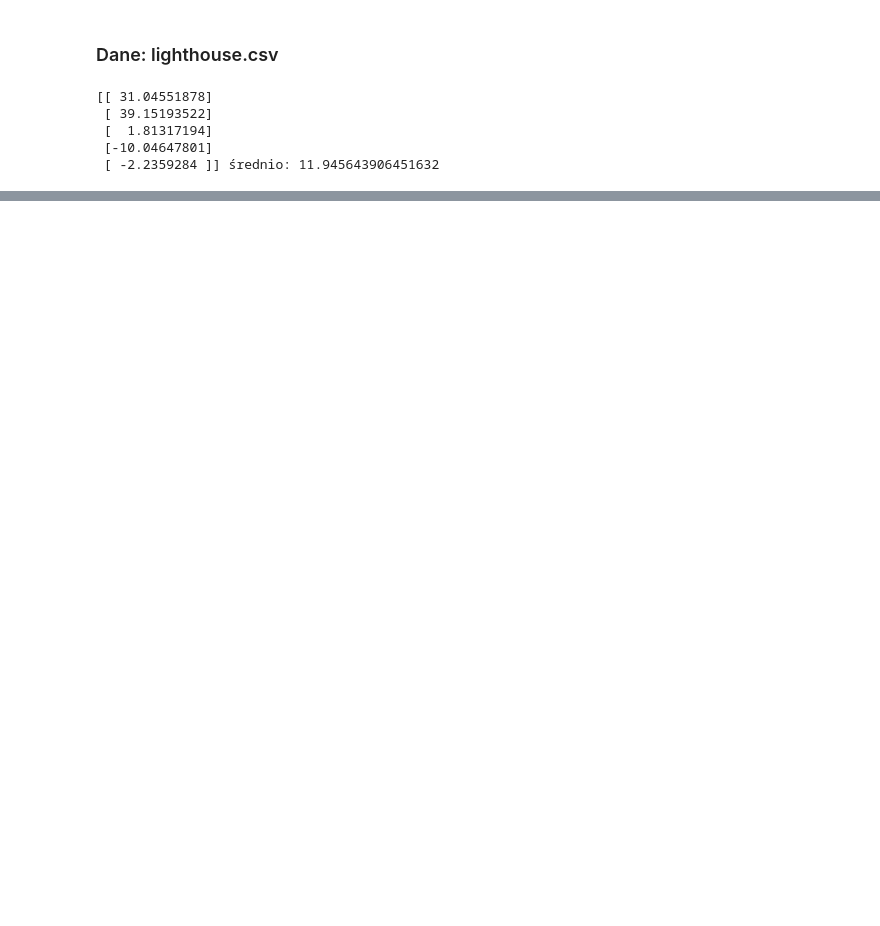
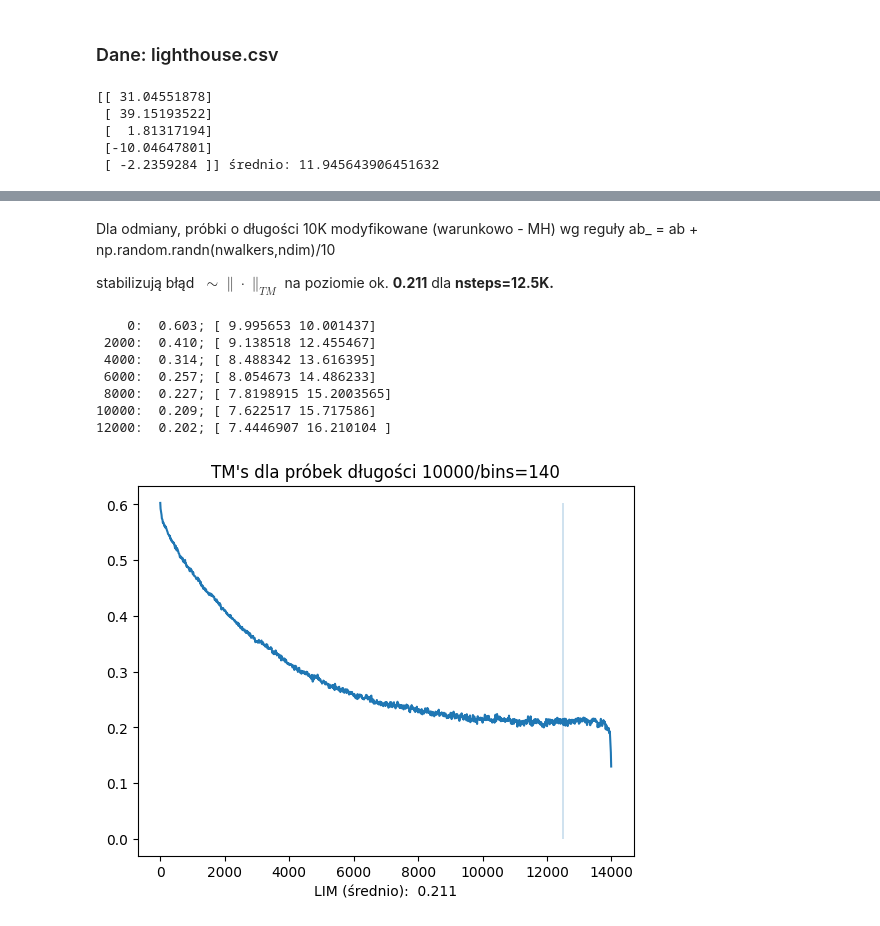
Before and after one commit to GrzegorzAndrzejczak/Programowanie-w-Pythonie, a Jupyter notebook: CASE-lighthouse.ipynb, the cells around one changed output, grey strips where cells are left out. Cells and saved outputs as stored; diff of their text form; code cells hidden in the pictures; blank space fills up the shorter version.

```diff
--- a/CASE-lighthouse.ipynb
+++ b/CASE-lighthouse.ipynb
@@ -102,0 +128,52 @@ ax.pcolormesh(Xb, Yb, Hb.T, cmap="Blues")
+# %% [markdown]
+Dla odmiany, próbki o długości 10K modyfikowane (warunkowo - MH) wg reguły
+    ab_ = ab + np.random.randn(nwalkers,ndim)/10
+
+stabilizują błąd $\;\sim\!\|\cdot\|_{TM}$ na poziomie ok. **0.211** dla **nsteps=12.5K.**
+# %%
+nsteps = 14000
+paths = np.empty((nsteps, nwalkers, ndim), dtype = np.float32)
+np.random.seed(123)
+ab = np.random.rand(nwalkers,ndim)*20
+log_post = log_posterior(*ab.T, D)
+
+for k_ in range(nsteps):
+    ab_ = ab + np.random.randn(nwalkers,ndim)/10
+    log_post_ = log_posterior(*ab_.T, D)
+    H_ = log_post_ - log_post
+    u_ = np.log(np.random.uniform(size=nwalkers))
+    where = u_ < H_
+    ab[where] = ab_[where]
+    log_post[where] = log_post_[where]
+    paths[k_] = ab
+path = paths[-1]    # ostatnia - graniczna
+bins = 140
+Hb, xb, yb = np.histogram2d(*path.T, bins=bins, density=True, range=np.asarray([[-70,70],[0,140]]))    #
+for k in np.arange(0,nsteps,2000):
+    path_ = paths[k].T
+    H_, _, _ = np.histogram2d(*path_, bins=bins, density=True, range=np.asarray([[-70, 70], [0, 140]]))
+    tm_ = np.abs(H_ - Hb).sum()/2*(140/bins)**2
+    print(f'{k:5}: {tm_:6.3f}; {path_.mean(axis=1)}')
+n_rang = np.arange(nsteps,step=10)
+tm_vals = np.empty_like(n_rang, dtype=np.float32)
+for i,k in enumerate(n_rang):
+    path_ = paths[k].T
+    H_, _, _ = np.histogram2d(*path_, bins=bins, density=True, range=np.asarray([[-70, 70], [0, 140]]))  # density=True,
+    tm_ = np.abs(H_ - Hb).sum()/2
+    tm_vals[i] = tm_
+tm_vals *= (140/bins)**2   # podział na bins^2 zamiast 140^2
+fig, ax0 = plt.subplots()
+ax0.plot(n_rang, tm_vals)
+nburn = 12500
+ax0.vlines(nburn, 0, tm_vals[0],lw=.3)
+ax0.set_title(f"TM's dla próbek długości {nwalkers}/bins={bins}")
+ax0.set_xlabel(f"LIM (średnio): {tm_vals[nburn//10-100:nburn//10+100].mean():6.3f}");    # 100: 0.174,  140: 0.232
+# %% [output]
+    0:  0.603; [ 9.995653 10.001437]
+ 2000:  0.410; [ 9.138518 12.455467]
+ 4000:  0.314; [ 8.488342 13.616395]
+ 6000:  0.257; [ 8.054673 14.486233]
+ 8000:  0.227; [ 7.8198915 15.2003565]
+10000:  0.209; [ 7.622517 15.717586]
+12000:  0.202; [ 7.4446907 16.210104 ]
+[figure, added]
```
Also changed, not shown: parts of 5 cells of this notebook.
